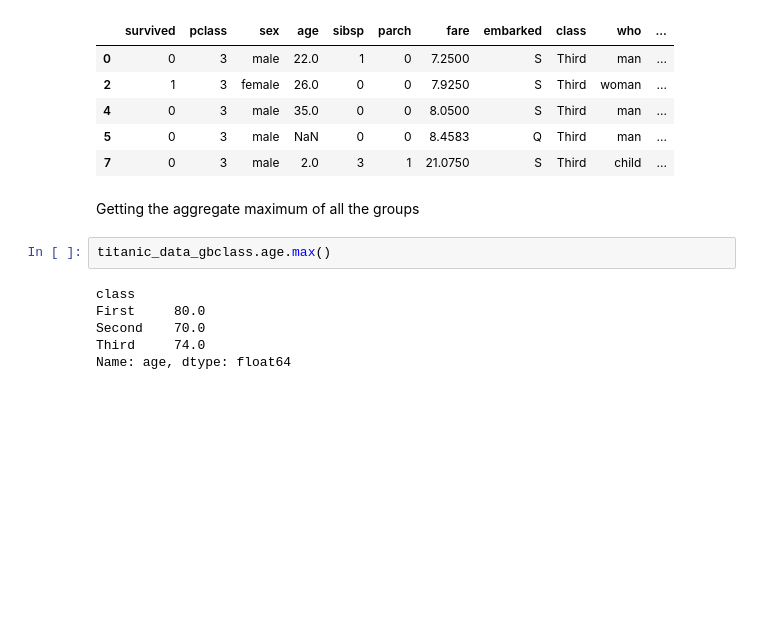
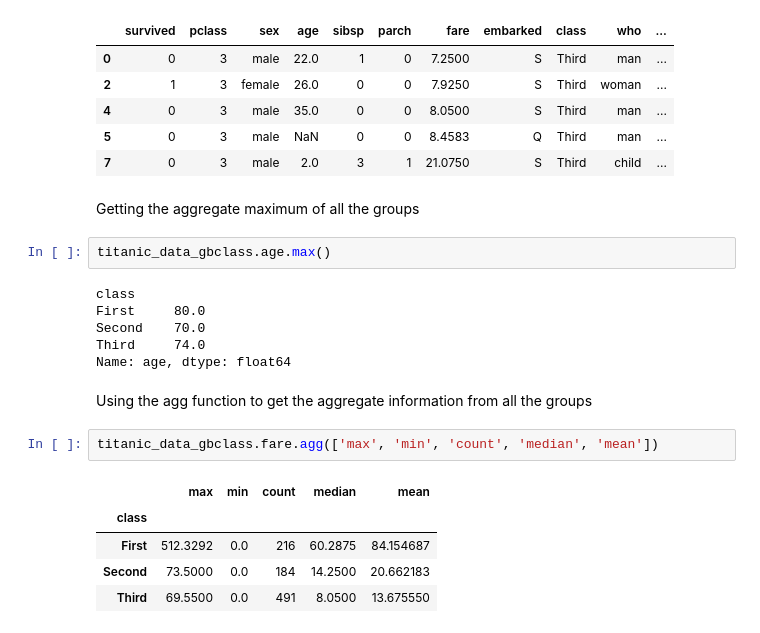
Before and after one commit to KennedyMungai/pandas_proper_intro, a Jupyter notebook: pandas.ipynb, the cells around one changed output. Cells and saved outputs as stored; diff of their text form; blank space fills up the shorter version.

Commit message:
Showed the aggregate data values of all the three groups

```diff
--- a/pandas.ipynb
+++ b/pandas.ipynb
@@ -1026,3 +1026,13 @@ First     80.0
 Second    70.0
 Third     74.0
 Name: age, dtype: float64
+# %% [markdown]
+<p>Using the agg function to get the aggregate information from all the groups</p>
+# %%
+titanic_data_gbclass.fare.agg(['max', 'min', 'count', 'median', 'mean'])
+# %% [output]
+|  | max | min | count | median | mean |
+| class |  |  |  |  |  |
+| First | 512.3292 | 0.0 | 216 | 60.2875 | 84.154687 |
+| Second | 73.5000 | 0.0 | 184 | 14.2500 | 20.662183 |
+| Third | 69.5500 | 0.0 | 491 | 8.0500 | 13.675550 |
```
